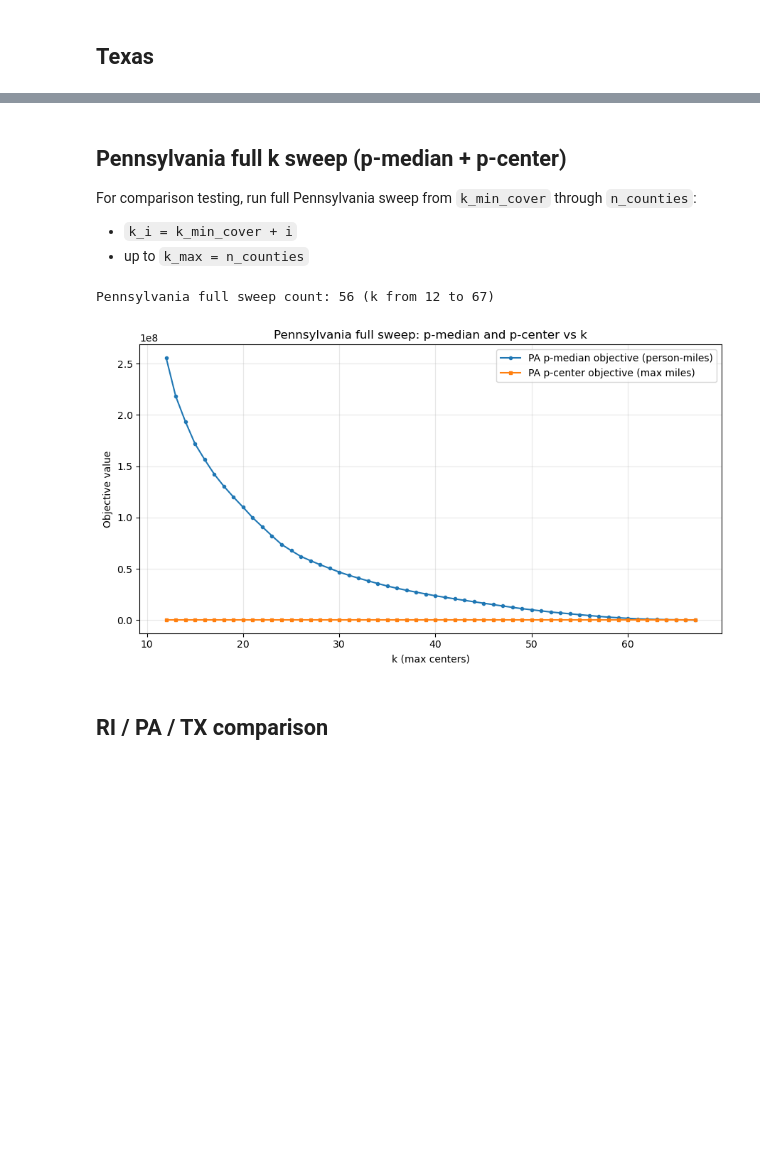
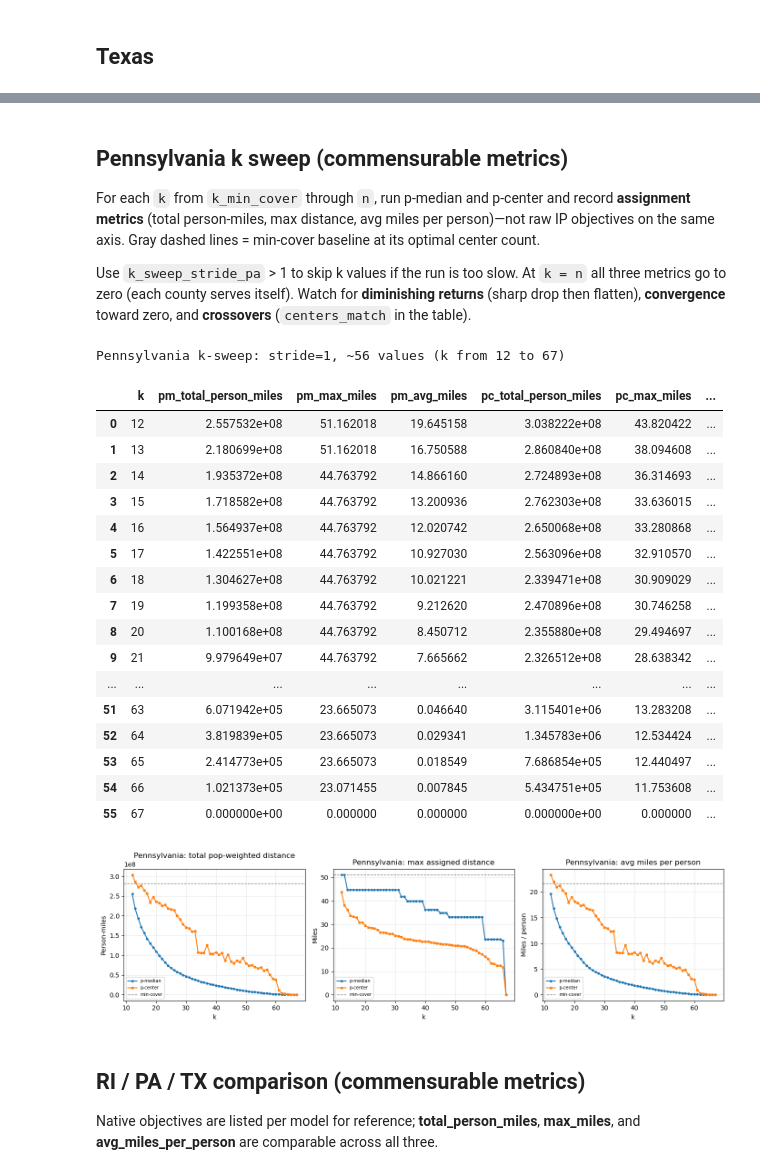
Before and after one commit to maxwinnick/vaccine_distribution, a Jupyter notebook: experiments.ipynb, the cells around one changed output, grey strips where cells are left out. Drawn from its saved outputs; the diff is of its cells as text; code cells hidden in the pictures; blank space fills up the shorter version.

```diff
--- a/experiments.ipynb
+++ b/experiments.ipynb
@@ -64,9 +53,14 @@ Set analyst-controlled `k` values here. For each state run, the notebook validat
 
 `k_min_cover <= k <= number_of_counties`
 # %%
-k_ri = 5
-k_pa = 20
-k_tx = 60
+k_ri = 4
+k_pa = 43
+k_tx = 128
+
+# k-sweep: stride 1 = every k from k_min_cover to n (slow for large states)
+k_sweep_stride_pa = 1
+k_sweep_stride_tx = 25
+run_tx_k_sweep = True
 # %% [markdown]
 ## Data helpers and model runner
 # %%
@@ -398,41 +452,45 @@ TX times: min-cover=0.0981s, p-median=0.6267s, p-center=15.6103s
 # %% [markdown]
-## Pennsylvania full k sweep (p-median + p-center)
+## Pennsylvania k sweep (commensurable metrics)
 
-For comparison testing, run full Pennsylvania sweep from `k_min_cover` through `n_counties`:
-- `k_i = k_min_cover + i`
-- up to `k_max = n_counties`
+For each `k` from `k_min_cover` through `n`, run p-median and p-center and record **assignment metrics** (total person-miles, max distance, avg miles per person)—not raw IP objectives on the same axis. Gray dashed lines = min-cover baseline at its optimal center count.
+
+Use `k_sweep_stride_pa` > 1 to skip k values if the run is too slow. At `k = n` all three metrics go to zero (each county serves itself). Watch for **diminishing returns** (sharp drop then flatten), **convergence** toward zero, and **crossovers** (`centers_match` in the table).
 # %%
-adj_pa = res_pa["adj"]
-cd_pa = res_pa["cdata"]
 k0_pa = res_pa["k_min_cover"]
 kmax_pa = res_pa["n"]
-ks_pa = list(range(k0_pa, kmax_pa + 1))
+n_k = len(range(k0_pa, kmax_pa + 1, k_sweep_stride_pa))
+print(f"Pennsylvania k-sweep: stride={k_sweep_stride_pa}, ~{n_k} values (k from {k0_pa} to {kmax_pa})")
 
-print(f"Pennsylvania full sweep count: {len(ks_pa)} (k from {ks_pa[0]} to {ks_pa[-1]})")
-
-obj_med_pa = []
-obj_pc_pa = []
-for kk in ks_pa:
-    _, med, _, _ = solve_equitable(cd_pa, kk, adj_pa)
-    _, pc, _, _ = solve_equitable_p_center(cd_pa, kk, adj_pa)
-    obj_med_pa.append(med)
-    obj_pc_pa.append(pc)
-
-plt.figure(figsize=(9, 5))
-plt.plot(ks_pa, obj_med_pa, marker="o", ms=3, label="PA p-median objective (person-miles)")
-plt.plot(ks_pa, obj_pc_pa, marker="s", ms=3, label="PA p-center objective (max miles)")
-plt.xlabel("k (max centers)")
-plt.ylabel("Objective value")
-plt.title("Pennsylvania full sweep: p-median and p-center vs k")
-plt.grid(alpha=0.3)
-plt.legend()
-plt.tight_layout()
-plt.show()
+df_pa_sweep = sweep_p_median_p_center_metrics(
+    res_pa["cdata"], res_pa["adj"], k0_pa, kmax_pa, stride=k_sweep_stride_pa
+)
+mc_ref_pa = assignment_metrics(res_pa["cdata"], res_pa["assigned_a"])
+display(df_pa_sweep)
+plot_sweep_metrics(df_pa_sweep, "Pennsylvania", mc_ref=mc_ref_pa)
 # %% [output]
-Pennsylvania full sweep count: 56 (k from 12 to 67)
+Pennsylvania k-sweep: stride=1, ~56 values (k from 12 to 67)
+|  | k | pm_total_person_miles | pm_max_miles | pm_avg_miles | pc_total_person_miles | pc_max_miles | ... |
+| 0 | 12 | 2.557532e+08 | 51.162018 | 19.645158 | 3.038222e+08 | 43.820422 | ... |
+| 1 | 13 | 2.180699e+08 | 51.162018 | 16.750588 | 2.860840e+08 | 38.094608 | ... |
+| 2 | 14 | 1.935372e+08 | 44.763792 | 14.866160 | 2.724893e+08 | 36.314693 | ... |
+| 3 | 15 | 1.718582e+08 | 44.763792 | 13.200936 | 2.762303e+08 | 33.636015 | ... |
+| 4 | 16 | 1.564937e+08 | 44.763792 | 12.020742 | 2.650068e+08 | 33.280868 | ... |
+| 5 | 17 | 1.422551e+08 | 44.763792 | 10.927030 | 2.563096e+08 | 32.910570 | ... |
+| 6 | 18 | 1.304627e+08 | 44.763792 | 10.021221 | 2.339471e+08 | 30.909029 | ... |
+| 7 | 19 | 1.199358e+08 | 44.763792 | 9.212620 | 2.470896e+08 | 30.746258 | ... |
+| 8 | 20 | 1.100168e+08 | 44.763792 | 8.450712 | 2.355880e+08 | 29.494697 | ... |
+| 9 | 21 | 9.979649e+07 | 44.763792 | 7.665662 | 2.326512e+08 | 28.638342 | ... |
+| ... | ... | ... | ... | ... | ... | ... | ... |
+| 51 | 63 | 6.071942e+05 | 23.665073 | 0.046640 | 3.115401e+06 | 13.283208 | ... |
+| 52 | 64 | 3.819839e+05 | 23.665073 | 0.029341 | 1.345783e+06 | 12.534424 | ... |
+| 53 | 65 | 2.414773e+05 | 23.665073 | 0.018549 | 7.686854e+05 | 12.440497 | ... |
+| 54 | 66 | 1.021373e+05 | 23.071455 | 0.007845 | 5.434751e+05 | 11.753608 | ... |
+| 55 | 67 | 0.000000e+00 | 0.000000 | 0.000000 | 0.000000e+00 | 0.000000 | ... |
-[figure, old version]
+[figure, new version]
 # %% [markdown]
-## RI / PA / TX comparison
+## RI / PA / TX comparison (commensurable metrics)
+
+Native objectives are listed per model for reference; **total_person_miles**, **max_miles**, and **avg_miles_per_person** are comparable across all three.
 # %%
 rows = []
 for res in (res_ri, res_pa, res_tx):
```
Also changed, not shown: parts of 10 cells of this notebook, 6 other files.
